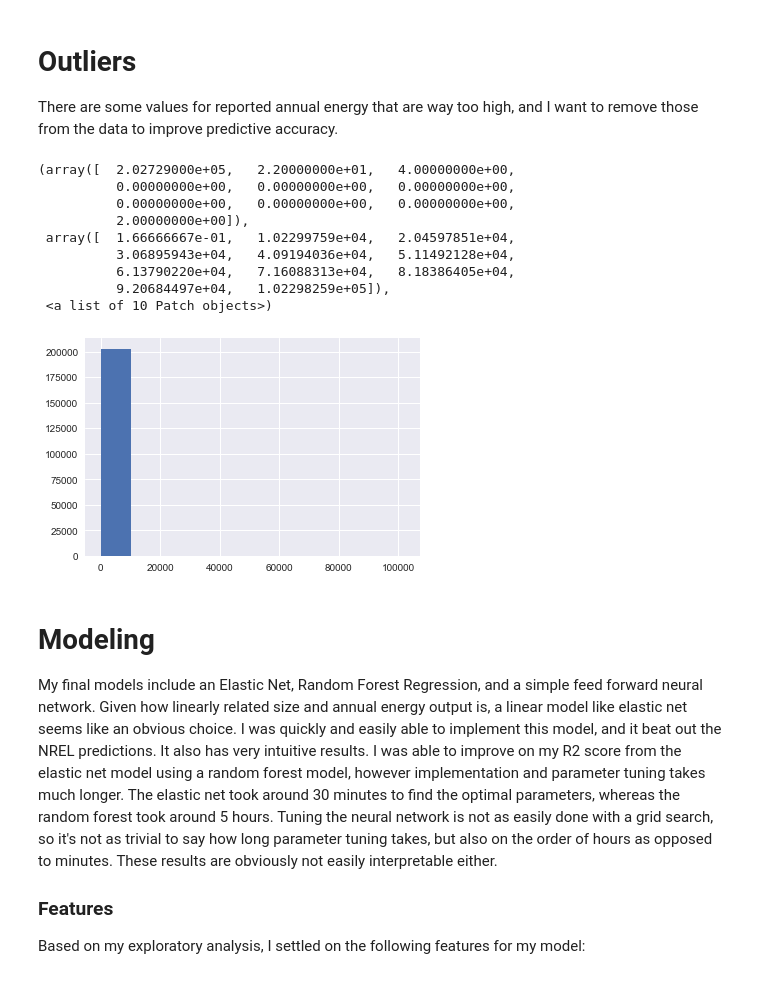
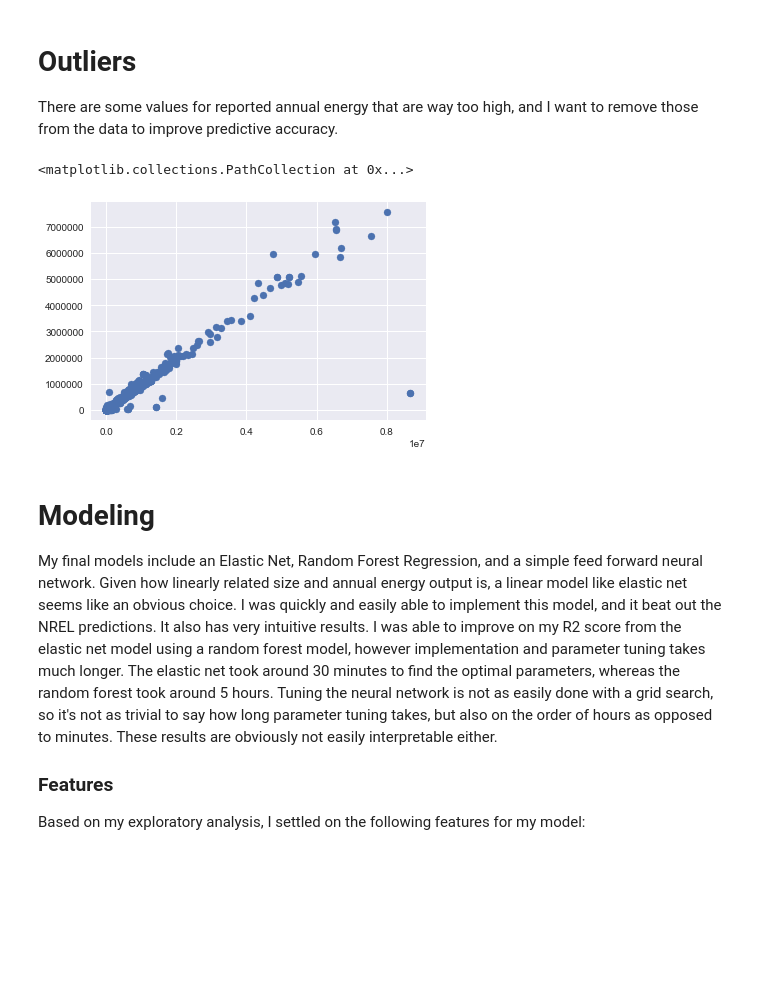
Before and after one commit to iamlostcoast/solar-calculator-models, a Jupyter notebook: solar_project_technical_report_and_summary.ipynb, the cells around one changed output. Cells and saved outputs as stored; diff of their text form; code cells hidden in the pictures; blank space fills up the shorter version.

```diff
--- a/solar_project_technical_report_and_summary.ipynb
+++ b/solar_project_technical_report_and_summary.ipynb
@@ -365,9 +349,14 @@ correlation_heat_map(df[['efficiency', "DNI", "DHI", "GHI", "Temperature", 'Sola
 # Outliers
 
 There are some values for reported annual energy that are way too high, and I want to remove those from the data to improve predictive accuracy.
+# %%
+plt.scatter(nrel_y_pred, nrel_y_true)
+# %% [output]
+<matplotlib.collections.PathCollection at 0x...>
+[figure, added]
 # %%
 # Given how connected size and annual energy production is, I'm going to remove any data from the data set where
-# efficiency is more than 4.5 standard deviations from the mean.  Picking a number so high just to be cautious.
+# efficiency is more than 6 standard deviations from the mean.  Picking a number so high just to be cautious.
 
 # It looks like there must be some installations where efficiency is MUCH higher than the rest.
 df['efficiency'] = df['reported_annual_energy_prod'] / df['size_kw']
@@ -375,20 +364,9 @@ df['efficiency'] = df['reported_annual_energy_prod'] / df['size_kw']
 efficiency_std = df.efficiency.std()
 efficiency_mean = df.efficiency.mean()
 
-efficiency_mask = np.abs((efficiency_mean - df['efficiency'])/efficiency_std) < 4.5
+efficiency_mask = np.abs((efficiency_mean - df['efficiency'])/efficiency_std) < 6
 
 df = df.loc[efficiency_mask, :]
-# %% [output]
-(array([  2.02729000e+05,   2.20000000e+01,   4.00000000e+00,
-          0.00000000e+00,   0.00000000e+00,   0.00000000e+00,
-          0.00000000e+00,   0.00000000e+00,   0.00000000e+00,
-          2.00000000e+00]),
- array([  1.66666667e-01,   1.02299759e+04,   2.04597851e+04,
-          3.06895943e+04,   4.09194036e+04,   5.11492128e+04,
-          6.13790220e+04,   7.16088313e+04,   8.18386405e+04,
-          9.20684497e+04,   1.02298259e+05]),
- <a list of 10 Patch objects>)
-[figure, removed]
 # %% [markdown]
 # Modeling
 
```
Also changed, not shown: parts of 90 cells of this notebook.
